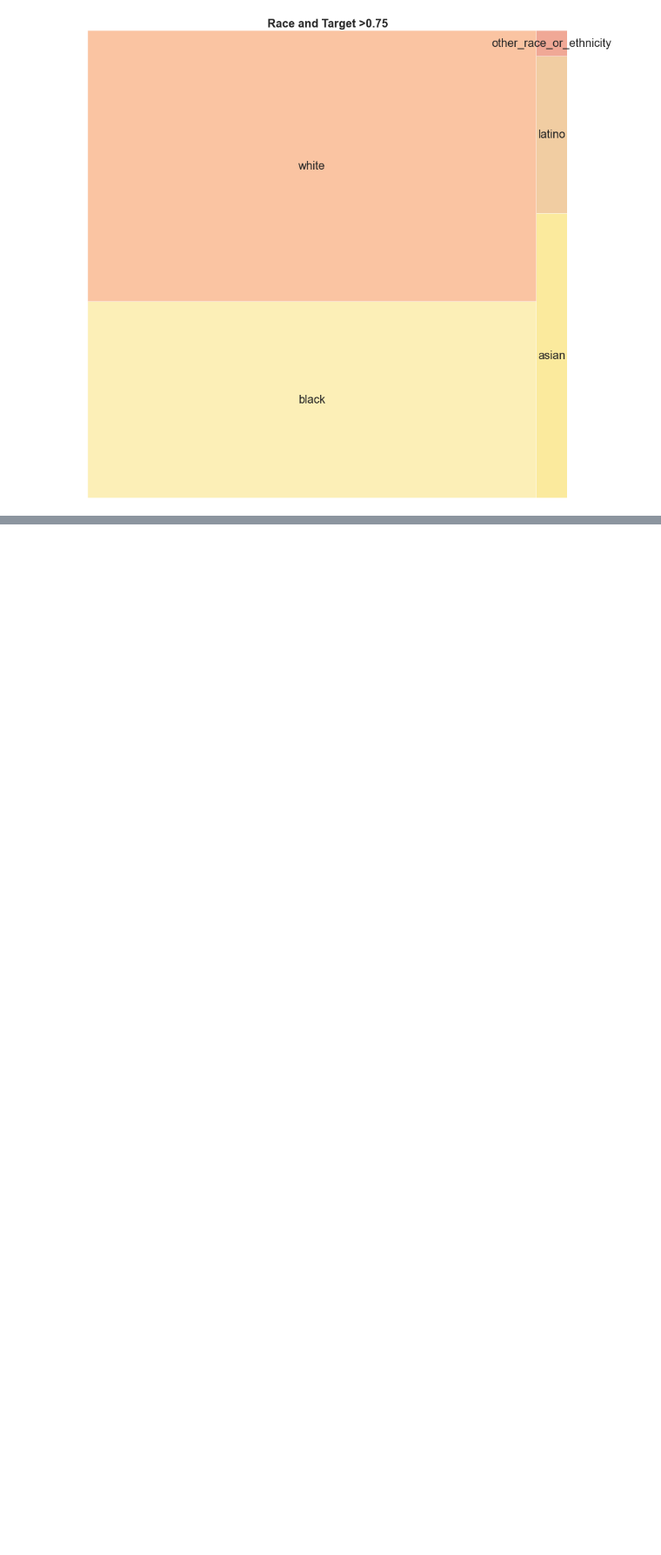
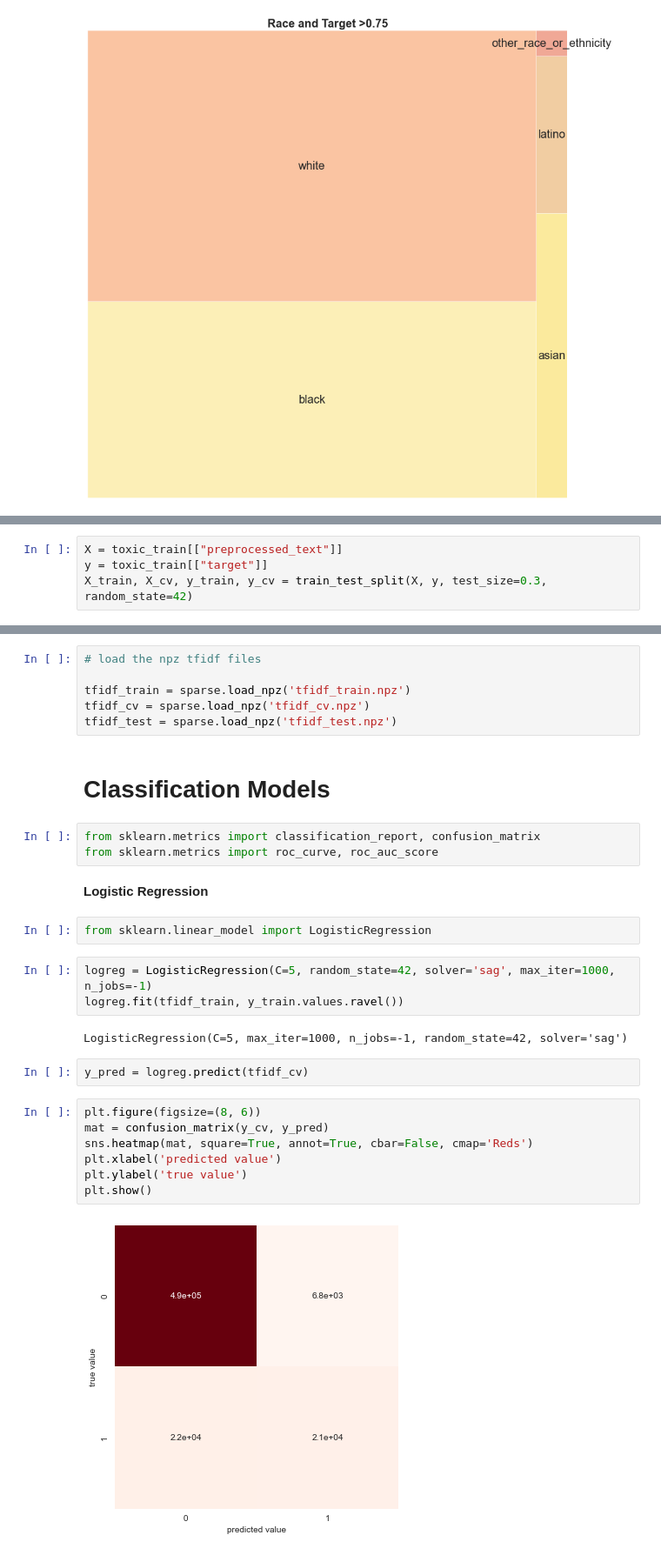
Before and after one commit to dvh549/Text_Mining, a Jupyter notebook: Toxic Comments.ipynb, the cells around one changed output, grey strips where cells are left out. Shown at 87% size. Cells and saved outputs as stored; diff of their text form; blank space fills up the shorter version.

```diff
--- a/Toxic Comments.ipynb
+++ b/Toxic Comments.ipynb
@@ -620,0 +697,4 @@ plt.show()
+# %%
+X = toxic_train[["preprocessed_text"]]
+y = toxic_train[["target"]]
+X_train, X_cv, y_train, y_cv = train_test_split(X, y, test_size=0.3, random_state=42)
@@ -620,0 +731,31 @@ plt.show()
+# %%
+# load the npz tfidf files
+
+tfidf_train = sparse.load_npz('tfidf_train.npz')
+tfidf_cv = sparse.load_npz('tfidf_cv.npz')
+tfidf_test = sparse.load_npz('tfidf_test.npz')
+# %% [markdown]
+# Classification Models
+# %%
+from sklearn.metrics import classification_report, confusion_matrix
+from sklearn.metrics import roc_curve, roc_auc_score
+# %% [markdown]
+**Logistic Regression**
+# %%
+from sklearn.linear_model import LogisticRegression
+# %%
+logreg = LogisticRegression(C=5, random_state=42, solver='sag', max_iter=1000, n_jobs=-1)
+logreg.fit(tfidf_train, y_train.values.ravel())
+# %% [output]
+LogisticRegression(C=5, max_iter=1000, n_jobs=-1, random_state=42, solver='sag')
+# %%
+y_pred = logreg.predict(tfidf_cv)
+# %%
+plt.figure(figsize=(8, 6))
+mat = confusion_matrix(y_cv, y_pred)
+sns.heatmap(mat, square=True, annot=True, cbar=False, cmap='Reds')
+plt.xlabel('predicted value')
+plt.ylabel('true value')
+plt.show()
+# %% [output]
+[figure, added]
```
Also changed, not shown: parts of 18 cells of this notebook.
